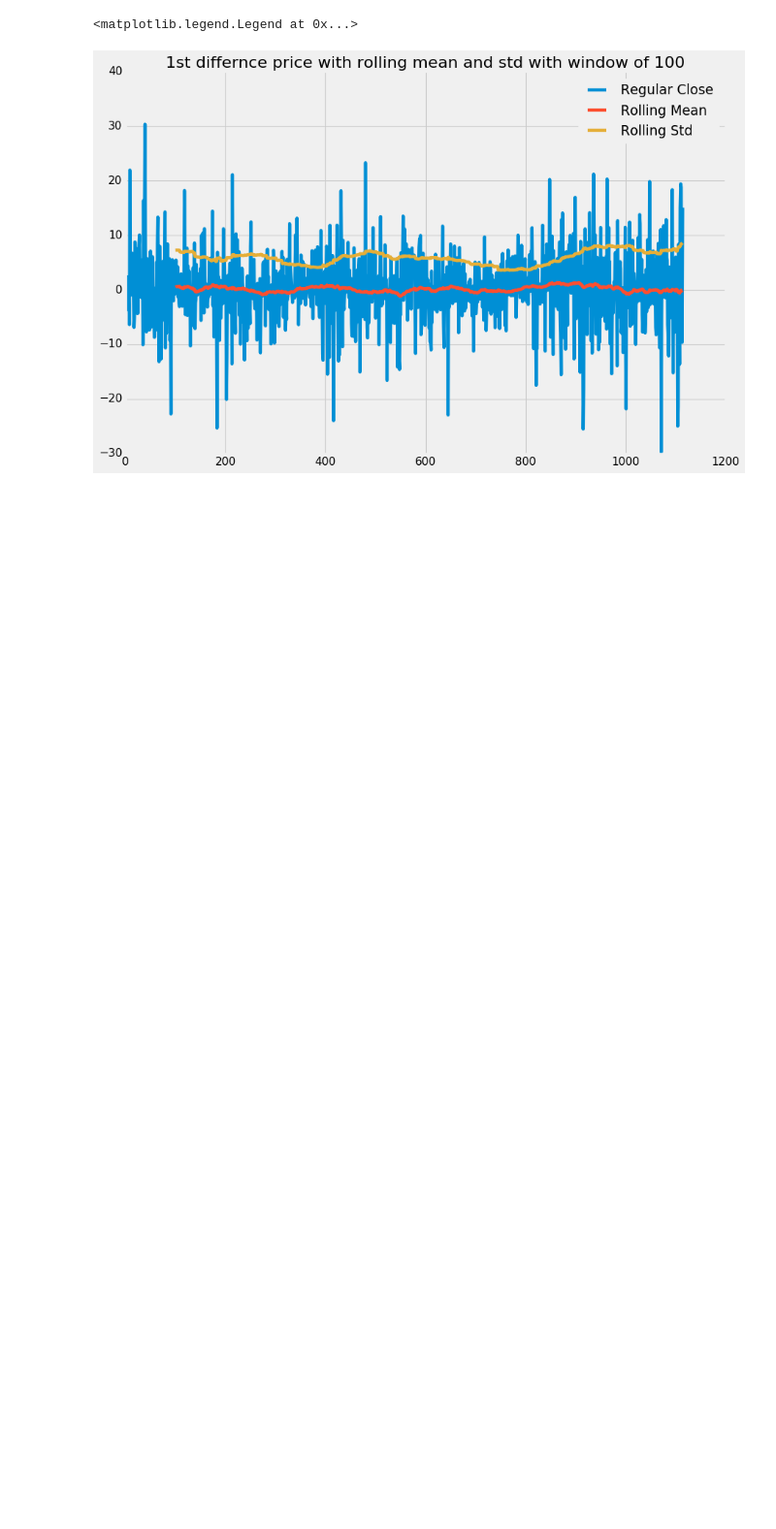
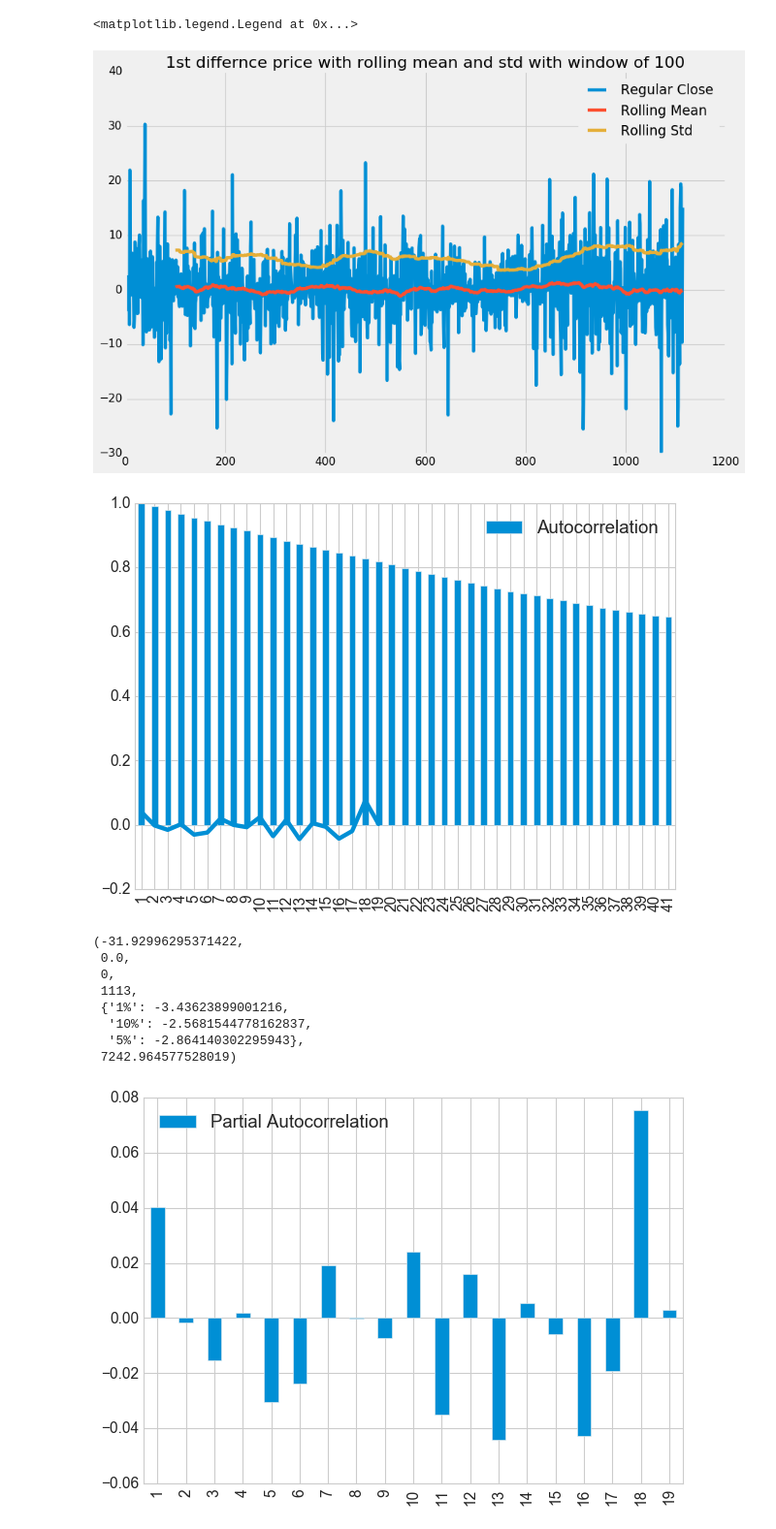
Before and after one commit to chughbhavya/Data-Science-with-Python, a Jupyter notebook: project.ipynb, the cells around one changed output. Shown at 97% size. Drawn from its saved outputs; the diff is of its cells as text; code cells hidden in the pictures; blank space fills up the shorter version.

```diff
--- a/project.ipynb
+++ b/project.ipynb
@@ -210,7 +210,3 @@ tesla1['log_price'].plot()
 # %% [output]
 <matplotlib.axes._subplots.AxesSubplot at 0x...>
 [figure]
-# %%
-acf_1 =  acf(tesla1['log_price'])
-plt.plot(acf_1)
-plt.show()
@@ -284,7 +295,3 @@ Critical Values:
         1%: -3.436
         5%: -2.864
         10%: -2.568
-# %%
-X1 = tesla['Close'].diff()[1:]
-plt.figure(figsize=(10,8))
-X1.plot(color='green')
@@ -313,3 +321,28 @@ plt.legend()
 # %% [output]
 <matplotlib.legend.Legend at 0x...>
 [figure]
+# %%
+test_df = pd.DataFrame([acf_1]).T
+test_df.columns = ['Autocorrelation']
+test_df.index += 1
+test_df.plot(kind='bar')
+pacf_1 =  pacf(X1)[1:20]
+plt.plot(pacf_1)
+plt.show()
+test_df = pd.DataFrame([pacf_1]).T
+test_df.columns = ['Partial Autocorrelation']
+test_df.index += 1
+test_df.plot(kind='bar')
+result = ts.adfuller(X1, 1)
+result
+# %% [output]
+[figure, added]
+(-31.92996295371422,
+ 0.0,
+ 0,
+ 1113,
+ {'1%': -3.43623899001216,
+  '10%': -2.5681544778162837,
+  '5%': -2.864140302295943},
+ 7242.964577528019)
+[figure, added]
```
Also changed, not shown: parts of 10 cells of this notebook.
